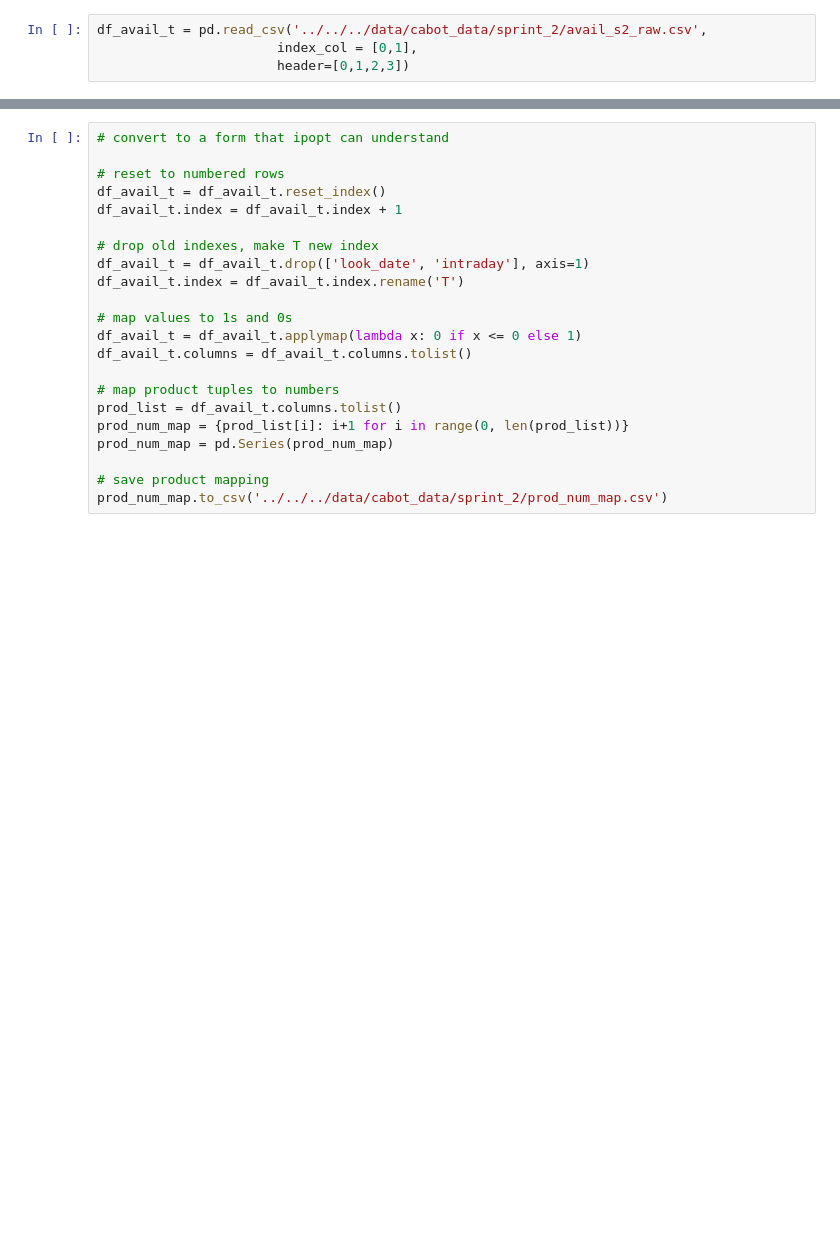
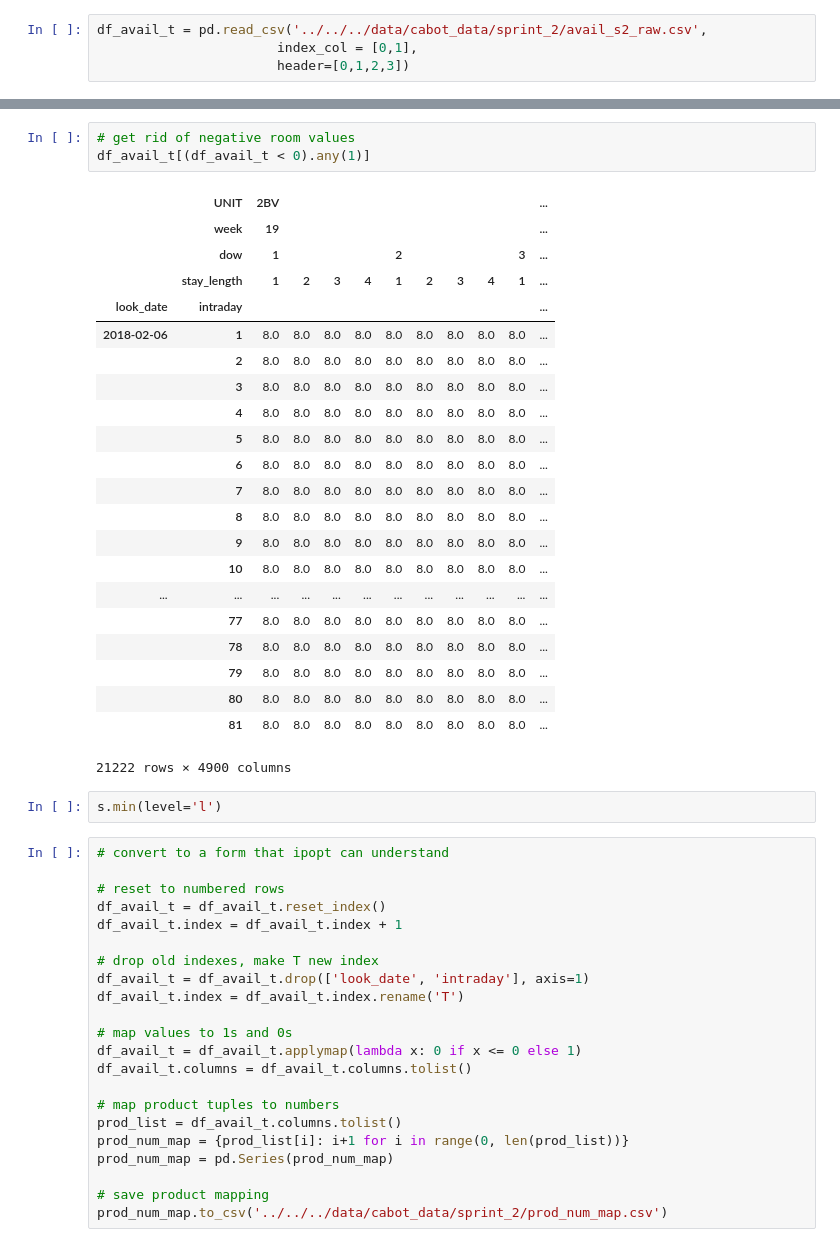
Before and after one commit to johngao2/EM-hotel-demand, a Jupyter notebook: EM_extension/preprocessing/sprint_2/create_availability_sprint2.ipynb, the cells around one changed output, grey strips where cells are left out. Saved outputs shown, nothing was run; the diff lists cells and outputs as text; blank space fills up the shorter version.

```diff
--- a/EM_extension/preprocessing/sprint_2/create_availability_sprint2.ipynb
+++ b/EM_extension/preprocessing/sprint_2/create_availability_sprint2.ipynb
@@ -137,3 +164,31 @@ df_avail_t = pd.read_csv('../../../data/cabot_data/sprint_2/avail_s2_raw.csv',
+# %%
+# get rid of negative room values
+df_avail_t[(df_avail_t < 0).any(1)]
+# %% [output]
+|  | UNIT | 2BV |  |  |  |  |  |  |  |  | ... |
+|  | week | 19 |  |  |  |  |  |  |  |  | ... |
+|  | dow | 1 |  |  |  | 2 |  |  |  | 3 | ... |
+|  | stay_length | 1 | 2 | 3 | 4 | 1 | 2 | 3 | 4 | 1 | ... |
+| look_date | intraday |  |  |  |  |  |  |  |  |  | ... |
+| 2018-02-06 | 1 | 8.0 | 8.0 | 8.0 | 8.0 | 8.0 | 8.0 | 8.0 | 8.0 | 8.0 | ... |
+|  | 2 | 8.0 | 8.0 | 8.0 | 8.0 | 8.0 | 8.0 | 8.0 | 8.0 | 8.0 | ... |
+|  | 3 | 8.0 | 8.0 | 8.0 | 8.0 | 8.0 | 8.0 | 8.0 | 8.0 | 8.0 | ... |
+|  | 4 | 8.0 | 8.0 | 8.0 | 8.0 | 8.0 | 8.0 | 8.0 | 8.0 | 8.0 | ... |
+|  | 5 | 8.0 | 8.0 | 8.0 | 8.0 | 8.0 | 8.0 | 8.0 | 8.0 | 8.0 | ... |
+|  | 6 | 8.0 | 8.0 | 8.0 | 8.0 | 8.0 | 8.0 | 8.0 | 8.0 | 8.0 | ... |
+|  | 7 | 8.0 | 8.0 | 8.0 | 8.0 | 8.0 | 8.0 | 8.0 | 8.0 | 8.0 | ... |
+|  | 8 | 8.0 | 8.0 | 8.0 | 8.0 | 8.0 | 8.0 | 8.0 | 8.0 | 8.0 | ... |
+|  | 9 | 8.0 | 8.0 | 8.0 | 8.0 | 8.0 | 8.0 | 8.0 | 8.0 | 8.0 | ... |
+|  | 10 | 8.0 | 8.0 | 8.0 | 8.0 | 8.0 | 8.0 | 8.0 | 8.0 | 8.0 | ... |
+| ... | ... | ... | ... | ... | ... | ... | ... | ... | ... | ... | ... |
+|  | 77 | 8.0 | 8.0 | 8.0 | 8.0 | 8.0 | 8.0 | 8.0 | 8.0 | 8.0 | ... |
+|  | 78 | 8.0 | 8.0 | 8.0 | 8.0 | 8.0 | 8.0 | 8.0 | 8.0 | 8.0 | ... |
+|  | 79 | 8.0 | 8.0 | 8.0 | 8.0 | 8.0 | 8.0 | 8.0 | 8.0 | 8.0 | ... |
+|  | 80 | 8.0 | 8.0 | 8.0 | 8.0 | 8.0 | 8.0 | 8.0 | 8.0 | 8.0 | ... |
+|  | 81 | 8.0 | 8.0 | 8.0 | 8.0 | 8.0 | 8.0 | 8.0 | 8.0 | 8.0 | ... |
+21222 rows × 4900 columns
+# %%
+s.min(level='l')
 # %%
 # convert to a form that ipopt can understand
 
```
Also changed, not shown: parts of 3 cells of this notebook, 7 other files.
